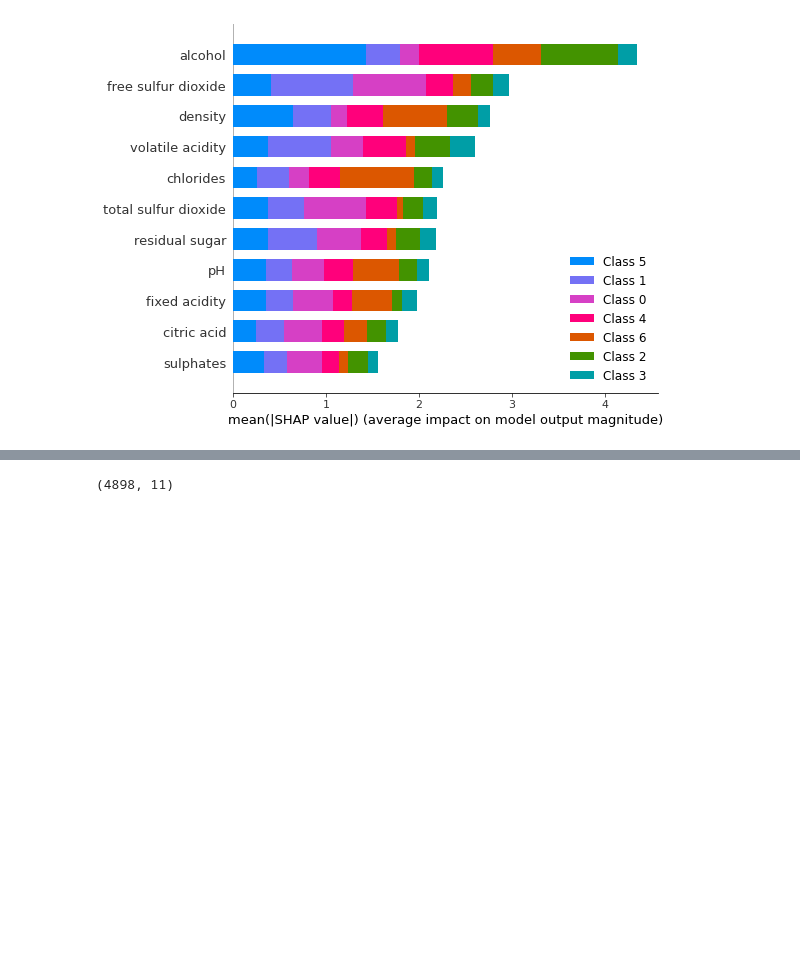
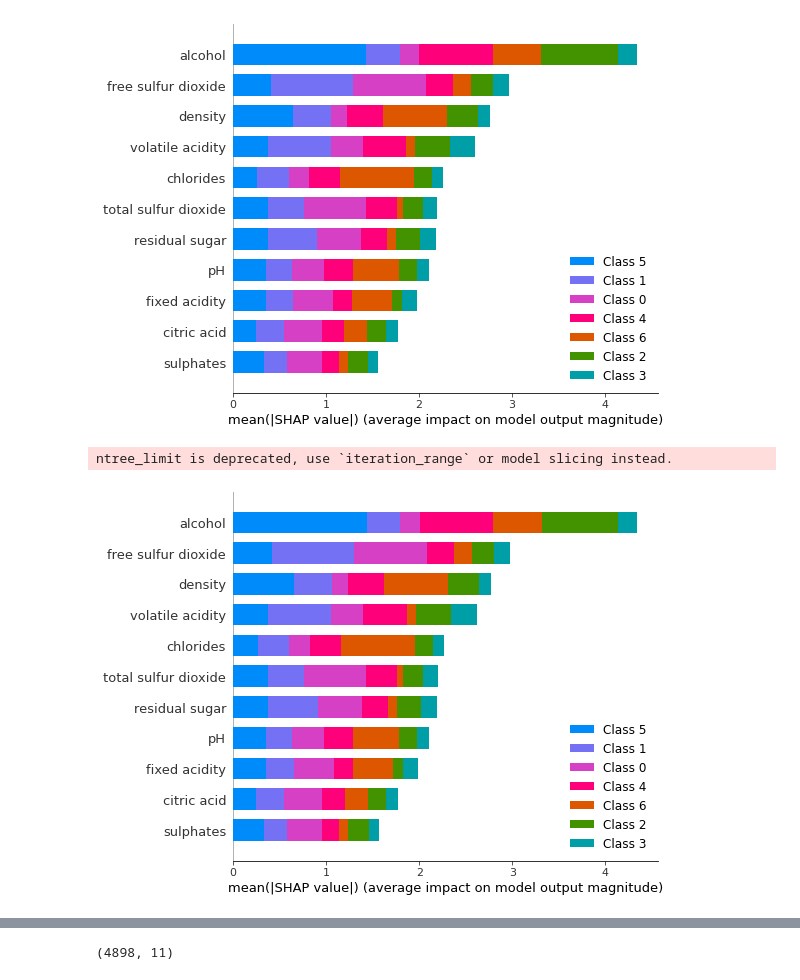
Before and after one commit to hongqin/Python-CoLab-bootcamp, a Jupyter notebook: SHAP_wine_tutorial.ipynb, the cells around one changed output, grey strips where cells are left out. Saved outputs shown, nothing was run; the diff lists cells and outputs as text; code cells hidden in the pictures; blank space fills up the shorter version.

Commit message:
X, X_trrain, X_test gave similar SHAP summary plots

```diff
--- a/SHAP_wine_tutorial.ipynb
+++ b/SHAP_wine_tutorial.ipynb
@@ -159,3 +159,9 @@ len(shap_values)
 shap.summary_plot(shap_values, X)
 # %% [output]
 [figure]
+# %%
+shap_values_train = explainer.shap_values(X_train)
+shap.summary_plot(shap_values_train, X_train)
+# %% [output]
+ntree_limit is deprecated, use `iteration_range` or model slicing instead.
+[figure, added]
```
Also changed, not shown: parts of 1 cell of this notebook.
